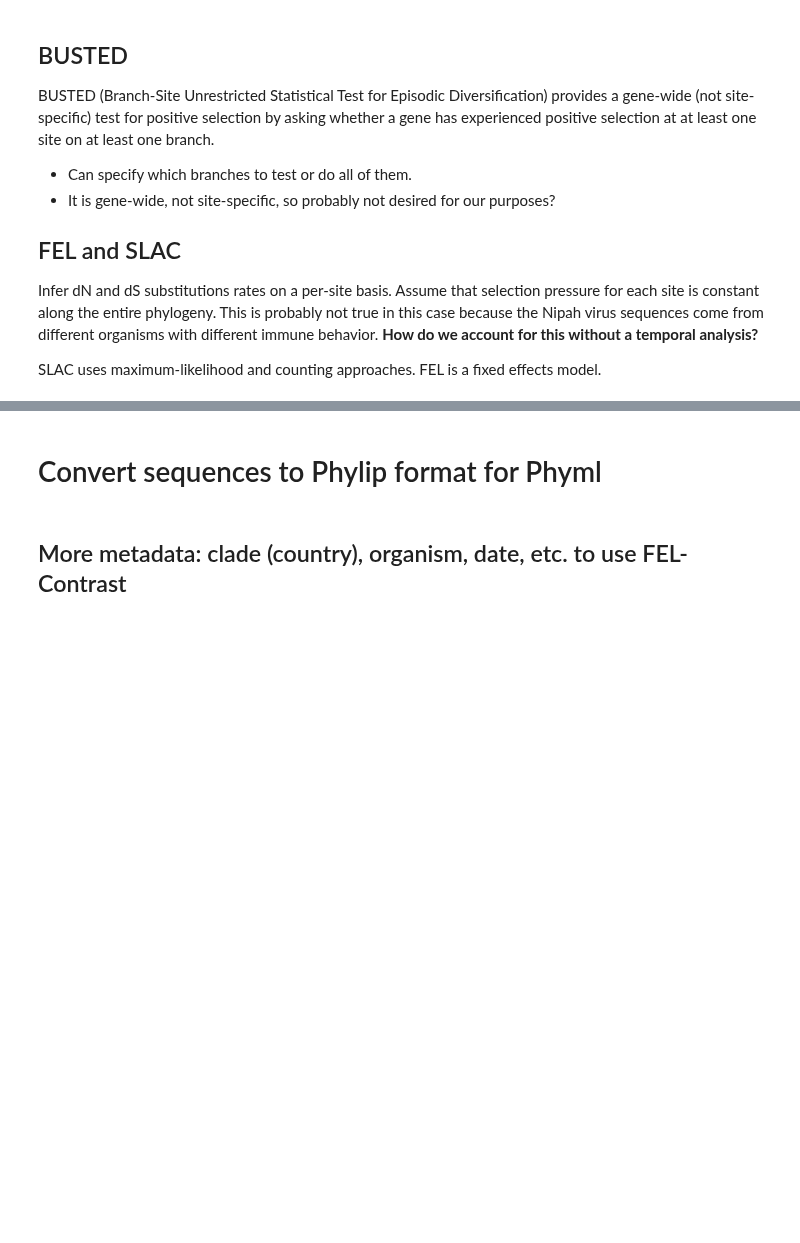
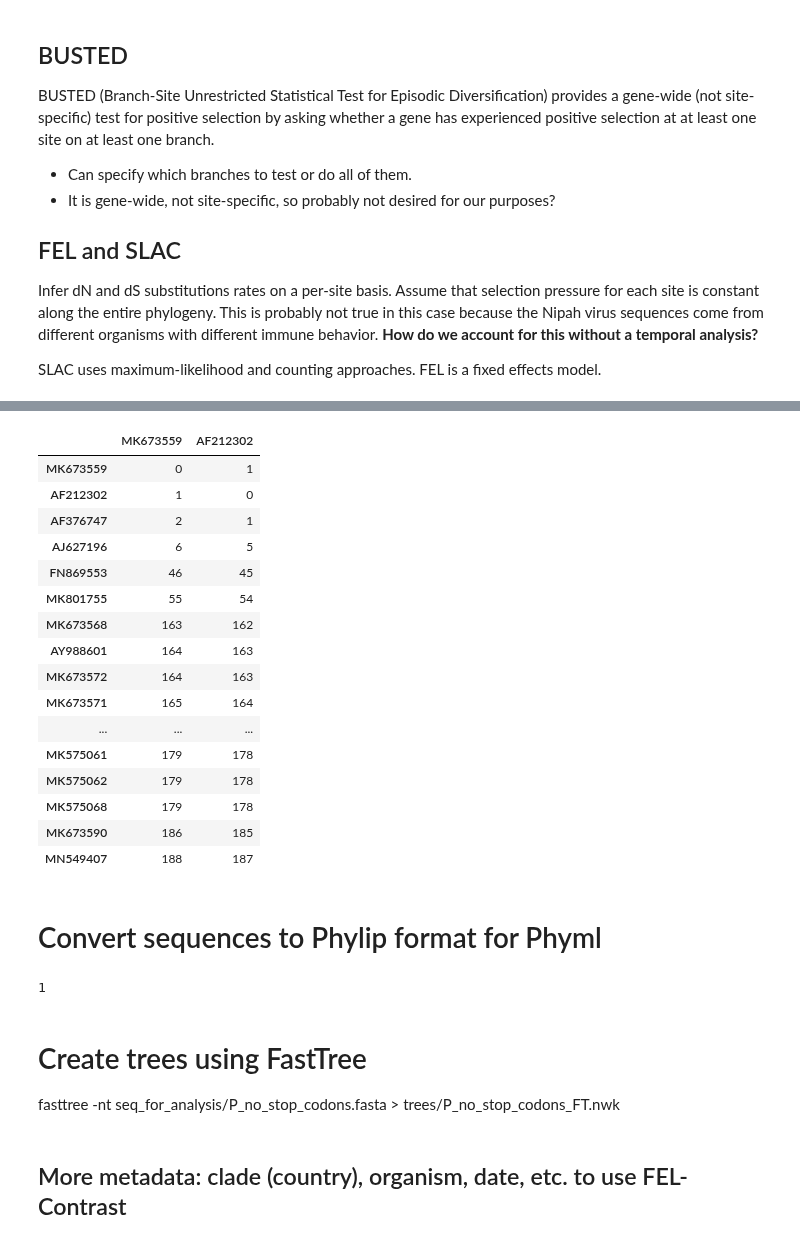
Before and after one commit to sanju99/niv_evo, a Jupyter notebook: evo_selection.ipynb, the cells around one changed output, grey strips where cells are left out. Drawn from its saved outputs; the diff is of its cells as text; code cells hidden in the pictures; blank space fills up the shorter version.

Commit message:
cleaning trees

```diff
--- a/evo_selection.ipynb
+++ b/evo_selection.ipynb
@@ -64,11 +126,37 @@ Located at `seq_for_analysis/G_no_stop_codons.fasta` and `seq_for_analysis/P_no_
+# %%
+P_dist_df[["MK673559", "AF212302"]].sort_values("MK673559")
+# %% [output]
+|  | MK673559 | AF212302 |
+| MK673559 | 0 | 1 |
+| AF212302 | 1 | 0 |
+| AF376747 | 2 | 1 |
+| AJ627196 | 6 | 5 |
+| FN869553 | 46 | 45 |
+| MK801755 | 55 | 54 |
+| MK673568 | 163 | 162 |
+| AY988601 | 164 | 163 |
+| MK673572 | 164 | 163 |
+| MK673571 | 165 | 164 |
+| ... | ... | ... |
+| MK575061 | 179 | 178 |
+| MK575062 | 179 | 178 |
+| MK575068 | 179 | 178 |
+| MK673590 | 186 | 185 |
+| MN549407 | 188 | 187 |
 # %% [markdown]
 # Convert sequences to Phylip format for Phyml
 # %%
-# aln_P = AlignIO.parse('seq_for_analysis/P_deduplicated_no_nonsense.fasta', "fasta")
-# AlignIO.write(aln_P, 'seq_for_analysis/P_deduplicated_no_nonsense.phy', 'phylip')
+aln_P = AlignIO.parse('seq_for_analysis/P_no_stop_codons.fasta', "fasta")
+AlignIO.write(aln_P, 'seq_for_analysis/P_no_stop_codons.phy', 'phylip')
 
-# aln_G = AlignIO.parse('seq_for_analysis/G_deduplicated.fasta', "fasta")
-# AlignIO.write(aln_G, 'seq_for_analysis/G_deduplicated.phy', 'phylip')
+aln_G = AlignIO.parse('seq_for_analysis/G_no_stop_codons.fasta', "fasta")
+AlignIO.write(aln_G, 'seq_for_analysis/G_no_stop_codons.phy', 'phylip')
+# %% [output]
+1
+# %% [markdown]
+# Create trees using FastTree
+
+fasttree -nt seq_for_analysis/P_no_stop_codons.fasta > trees/P_no_stop_codons_FT.nwk
 # %% [markdown]
 ## More metadata: clade (country), organism, date, etc. to use FEL-Contrast
 # %%
```
Also changed, not shown: parts of 10 cells of this notebook, 27 other files.
